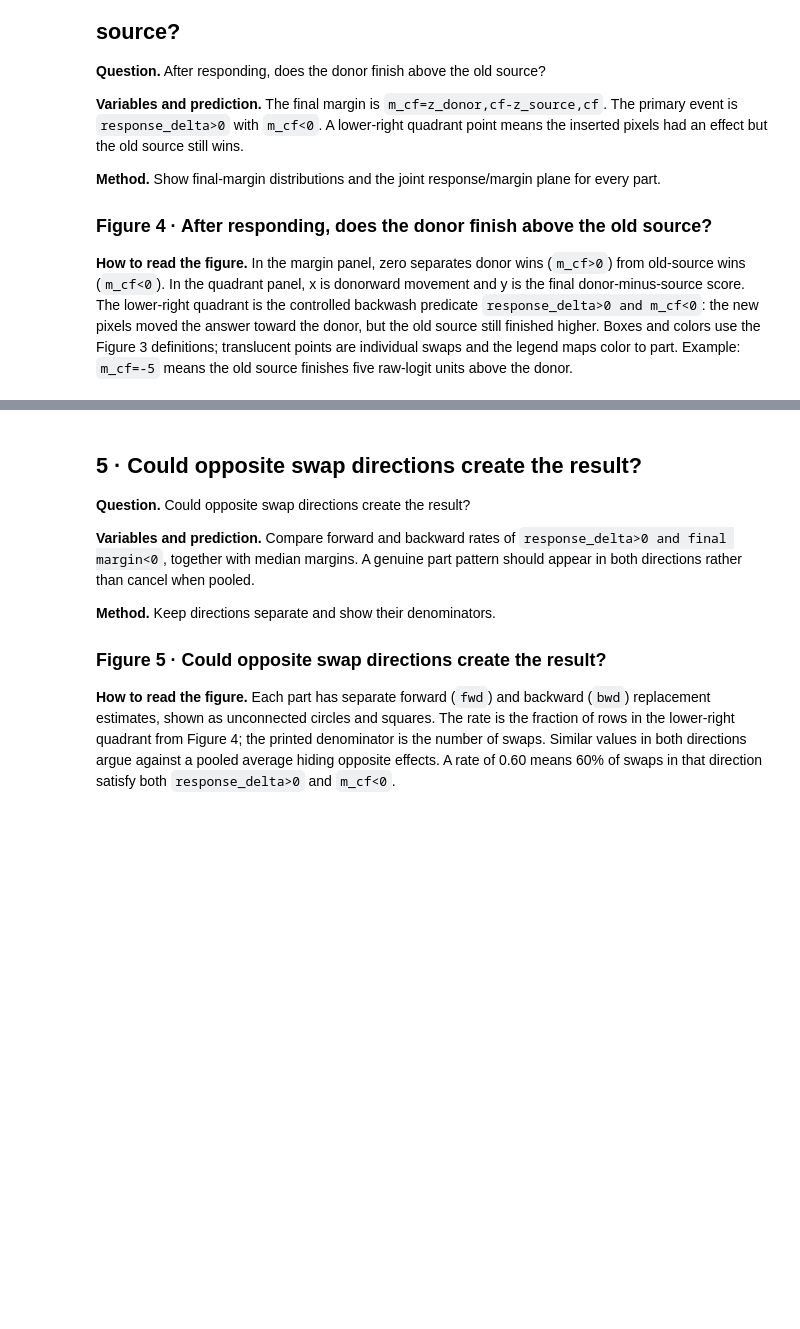
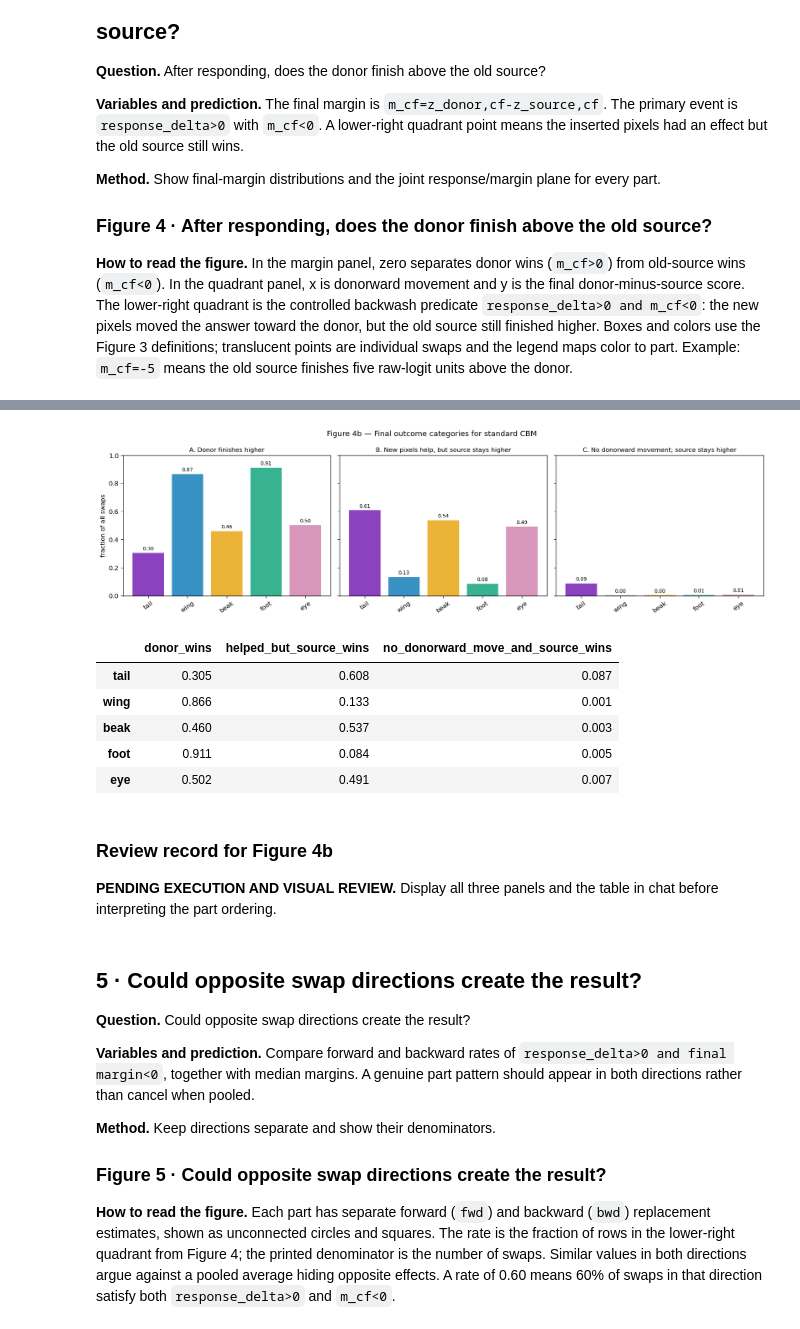
Before and after one commit to chinmayi-r/CBM-Concept-Backwash, a Jupyter notebook: curated/notebooks/02_funnybirds_cbm.ipynb, the cells around one changed output, grey strips where cells are left out. Drawn from its saved outputs; the diff is of its cells as text; code cells hidden in the pictures; blank space fills up the shorter version.

```diff
--- a/curated/notebooks/02_funnybirds_cbm.ipynb
+++ b/curated/notebooks/02_funnybirds_cbm.ipynb
@@ -479,3 +595,36 @@ display(summary.round(3))
+# %%
+# ALT: Standard FunnyBird CBM donor-win, donorward-but-source-still-wins, and no-donorward-movement fractions for all five parts.
+outcomes=pd.DataFrame(index=ORDER,dtype=float)
+outcomes["donor_wins"]=(S.m_cf>0).groupby(S.part).mean().reindex(ORDER)
+outcomes["helped_but_source_wins"]=((S.m_cf<=0)&(S.response_delta>0)).groupby(S.part).mean().reindex(ORDER)
+outcomes["no_donorward_move_and_source_wins"]=((S.m_cf<=0)&(S.response_delta<=0)).groupby(S.part).mean().reindex(ORDER)
+if not np.allclose(outcomes.sum(axis=1).values,1):
+    raise RuntimeError("three outcome fractions do not sum to one")
+panels=[("donor_wins","A. Donor finishes higher"),
+        ("helped_but_source_wins","B. New pixels help, but source stays higher"),
+        ("no_donorward_move_and_source_wins","C. No donorward movement; source stays higher")]
+fig,axes=plt.subplots(1,3,figsize=(15,4.3),sharey=True)
+for ax,(column,title) in zip(axes,panels):
+    values=outcomes[column]
+    ax.bar(ORDER,values.values,color=[COLORS[p] for p in ORDER],alpha=.78)
+    ax.set_title(title,fontsize=10); ax.set_ylim(0,1); ax.tick_params(axis="x",rotation=35)
+    for x,value in enumerate(values): ax.text(x,value+.02,f"{value:.2f}",ha="center",fontsize=8)
+axes[0].set_ylabel("fraction of all swaps")
+fig.suptitle("Figure 4b — Final outcome categories for standard CBM")
+plt.tight_layout(); plt.show(); display(outcomes.round(3))
+# %% [output]
+[figure, added]
+|  | donor_wins | helped_but_source_wins | no_donorward_move_and_source_wins |
+| tail | 0.305 | 0.608 | 0.087 |
+| wing | 0.866 | 0.133 | 0.001 |
+| beak | 0.460 | 0.537 | 0.003 |
+| foot | 0.911 | 0.084 | 0.005 |
+| eye | 0.502 | 0.491 | 0.007 |
+# %% [markdown]
+### Review record for Figure 4b
+
+**PENDING EXECUTION AND VISUAL REVIEW.** Display all three panels and the
+table in chat before interpreting the part ordering.
 # %% [markdown]
 ## 5 · Could opposite swap directions create the result?
 
```
Also changed, not shown: parts of 23 cells of this notebook, 3 other files.
